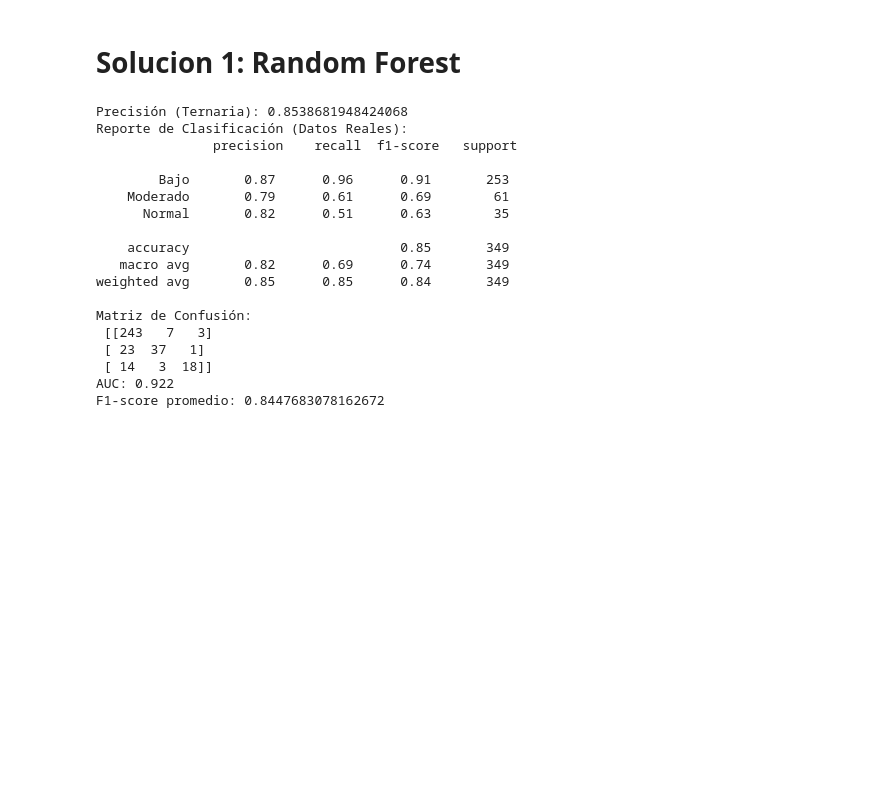
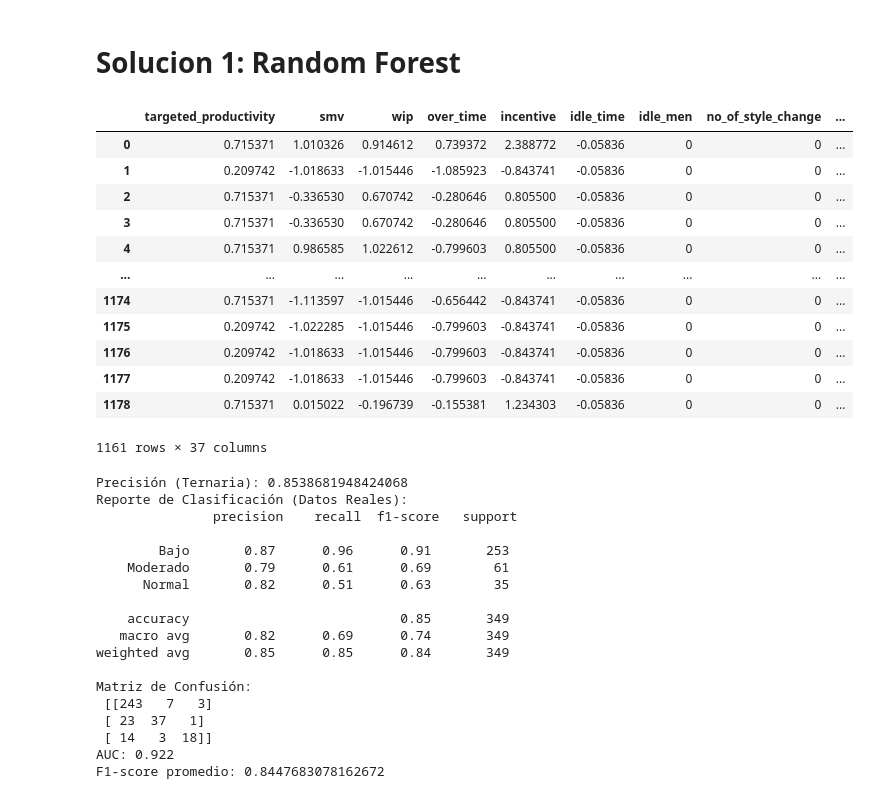
Before and after one commit to apovisr/PUCP_machine-learning, a Jupyter notebook: garment_productivity.ipynb, the cells around one changed output. Drawn from its saved outputs; the diff is of its cells as text; code cells hidden in the pictures; blank space fills up the shorter version.

```diff
--- a/garment_productivity.ipynb
+++ b/garment_productivity.ipynb
@@ -538,6 +538,22 @@ X.drop(columns=['actual_productivity'], inplace=True)
 X_train, X_test, y_train, y_test = train_test_split(X, y_multi, test_size=0.3, random_state=42)
 # %% [markdown]
 # Solucion 1: Random Forest
+# %%
+X
+# %% [output]
+|  | targeted_productivity | smv | wip | over_time | incentive | idle_time | idle_men | no_of_style_change | ... |
+| 0 | 0.715371 | 1.010326 | 0.914612 | 0.739372 | 2.388772 | -0.05836 | 0 | 0 | ... |
+| 1 | 0.209742 | -1.018633 | -1.015446 | -1.085923 | -0.843741 | -0.05836 | 0 | 0 | ... |
+| 2 | 0.715371 | -0.336530 | 0.670742 | -0.280646 | 0.805500 | -0.05836 | 0 | 0 | ... |
+| 3 | 0.715371 | -0.336530 | 0.670742 | -0.280646 | 0.805500 | -0.05836 | 0 | 0 | ... |
+| 4 | 0.715371 | 0.986585 | 1.022612 | -0.799603 | 0.805500 | -0.05836 | 0 | 0 | ... |
+| ... | ... | ... | ... | ... | ... | ... | ... | ... | ... |
+| 1174 | 0.715371 | -1.113597 | -1.015446 | -0.656442 | -0.843741 | -0.05836 | 0 | 0 | ... |
+| 1175 | 0.209742 | -1.022285 | -1.015446 | -0.799603 | -0.843741 | -0.05836 | 0 | 0 | ... |
+| 1176 | 0.209742 | -1.018633 | -1.015446 | -0.799603 | -0.843741 | -0.05836 | 0 | 0 | ... |
+| 1177 | 0.209742 | -1.018633 | -1.015446 | -0.799603 | -0.843741 | -0.05836 | 0 | 0 | ... |
+| 1178 | 0.715371 | 0.015022 | -0.196739 | -0.155381 | 1.234303 | -0.05836 | 0 | 0 | ... |
+1161 rows × 37 columns
 # %%
 from sklearn.metrics import roc_auc_score, roc_curve
 
```
Also changed, not shown: parts of 2 cells of this notebook, 11 other files.
